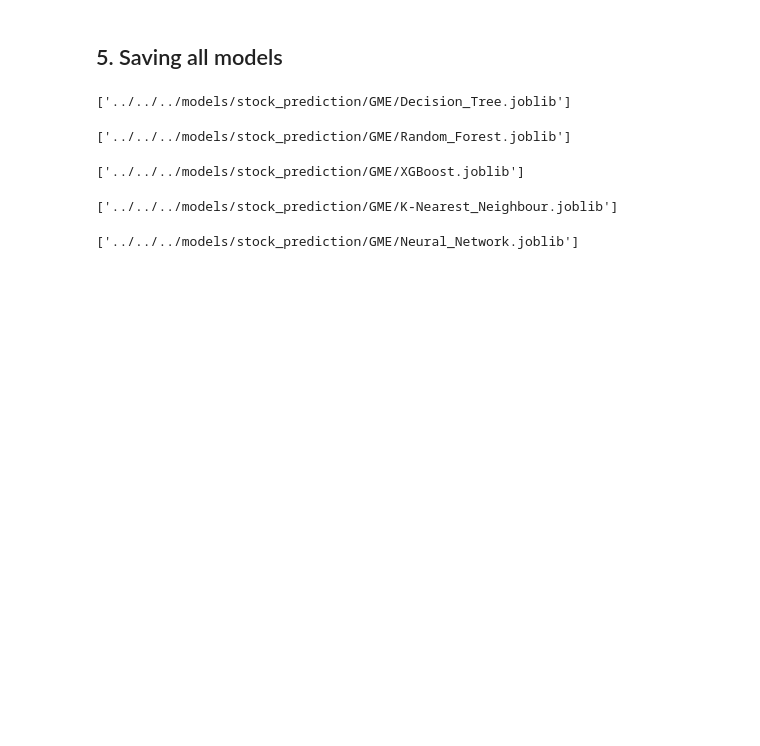
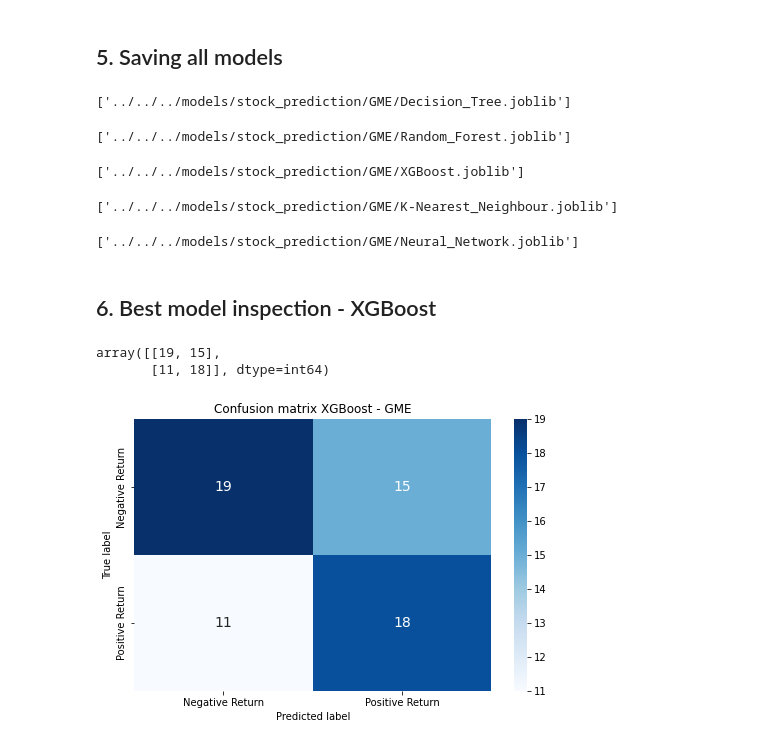
Before and after one commit to Jan-Burger/Bachelor-Thesis, a Jupyter notebook: notebooks/stock_prediction/predictive_modeling/GME.ipynb, the cells around one changed output. Cells and saved outputs as stored; diff of their text form; code cells hidden in the pictures; blank space fills up the shorter version.

Commit message:
best model investigation

```diff
--- a/notebooks/stock_prediction/predictive_modeling/GME.ipynb
+++ b/notebooks/stock_prediction/predictive_modeling/GME.ipynb
@@ -158,3 +161,8 @@ dump(clf_knn, f'../../../models/stock_prediction/{stock_ticker}/K-Nearest_Neighb
 dump(clf_mlp, f'../../../models/stock_prediction/{stock_ticker}/Neural_Network.joblib')
 # %% [output]
 ['../../../models/stock_prediction/GME/Neural_Network.joblib']
+# %% [markdown]
+## 6. Best model inspection - XGBoost
+# %%
+y_pred = cl_xgb.predict(X_test)
+y_true = Y_test
@@ -160,0 +174,23 @@ dump(clf_mlp, f'../../../models/stock_prediction/{stock_ticker}/Neural_Network.j
+# %%
+# Create raw and normalized confusion matrices
+cm_raw = confusion_matrix(y_true, y_pred)
+cm_normalized = np.round(cm_raw.astype('float') / cm_raw.sum(axis=1)[:, np.newaxis], decimals=2)
+# %%
+cm_raw
+# %% [output]
+array([[19, 15],
+       [11, 18]], dtype=int64)
+# %%
+# Create confusion matrices with seaborn
+
+# Raw Confusion matrix
+df_cm_raw = pd.DataFrame(cm_raw, columns=["Negative Return", "Positive Return"], index=["Negative Return", "Positive Return"])
+df_cm_raw.index.name = "True label"
+df_cm_raw.columns.name = "Predicted label"
+plt.figure(figsize=(8, 5))
+plt.title(f"Confusion matrix XGBoost - GME")
+plot_cm_raw = sns.heatmap(
+    df_cm_raw, cmap="Blues", annot=True, annot_kws={"size": 14}
+)  # font size
+# %% [output]
+[figure, added]
```
Also changed, not shown: parts of 5 cells of this notebook, 4 other files.
